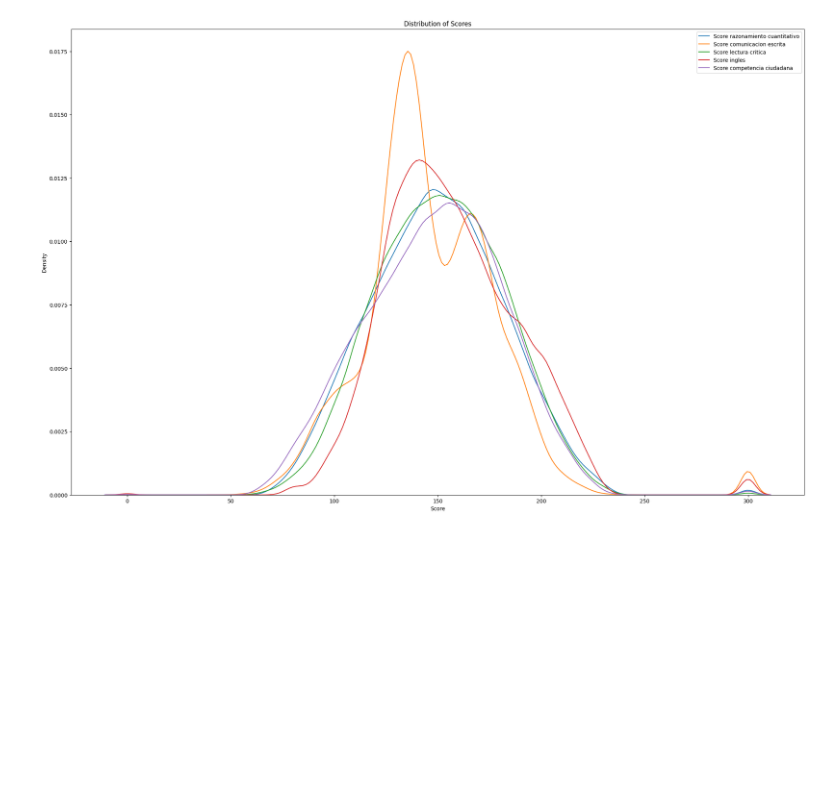
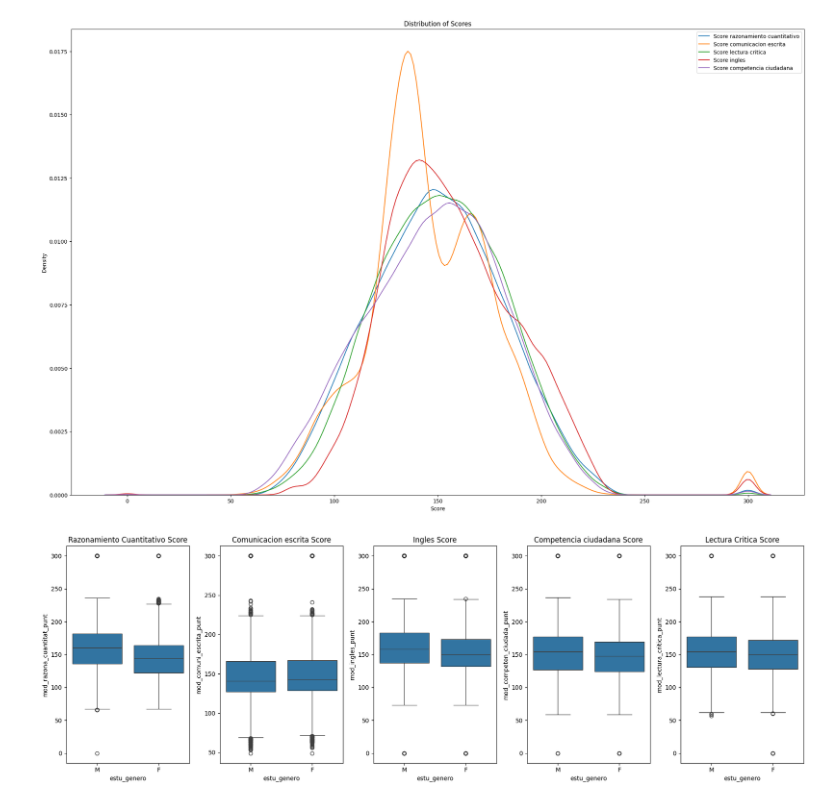
Before and after one commit to millerbarahona/Analisis-de-Datos, a Jupyter notebook: FinalProject/SaberProExamScoreEDA.ipynb, the cells around one changed output. Drawn from its saved outputs; the diff is of its cells as text; code cells hidden in the pictures; blank space fills up the shorter version.

Commit message:
Agrega boxplots de score por genero

```diff
--- a/FinalProject/SaberProExamScoreEDA.ipynb
+++ b/FinalProject/SaberProExamScoreEDA.ipynb
@@ -203,3 +203,26 @@ ax.legend()
 plt.show()
 # %% [output]
 [figure]
+# %%
+fig, axs = plt.subplots(1, 5, figsize=(18, 6))
+
+sns.boxplot(ax=axs[0], x='estu_genero', y='mod_razona_cuantitat_punt', data=cleanDf)
+axs[0].set_title('Razonamiento Cuantitativo Score')
+
+sns.boxplot(ax=axs[1], x='estu_genero', y='mod_comuni_escrita_punt', data=cleanDf)
+axs[1].set_title('Comunicacion escrita Score')
+
+sns.boxplot(ax=axs[2], x='estu_genero', y='mod_ingles_punt', data=cleanDf)
+axs[2].set_title('Ingles Score')
+
+sns.boxplot(ax=axs[3], x='estu_genero', y='mod_competen_ciudada_punt', data=cleanDf)
+axs[3].set_title('Competencia ciudadana Score')
+
+sns.boxplot(ax=axs[4], x='estu_genero', y='mod_lectura_critica_punt', data=cleanDf)
+axs[4].set_title('Lectura Critica Score')
+
+plt.tight_layout()
+
+plt.show()
+# %% [output]
+[figure, added]
```
